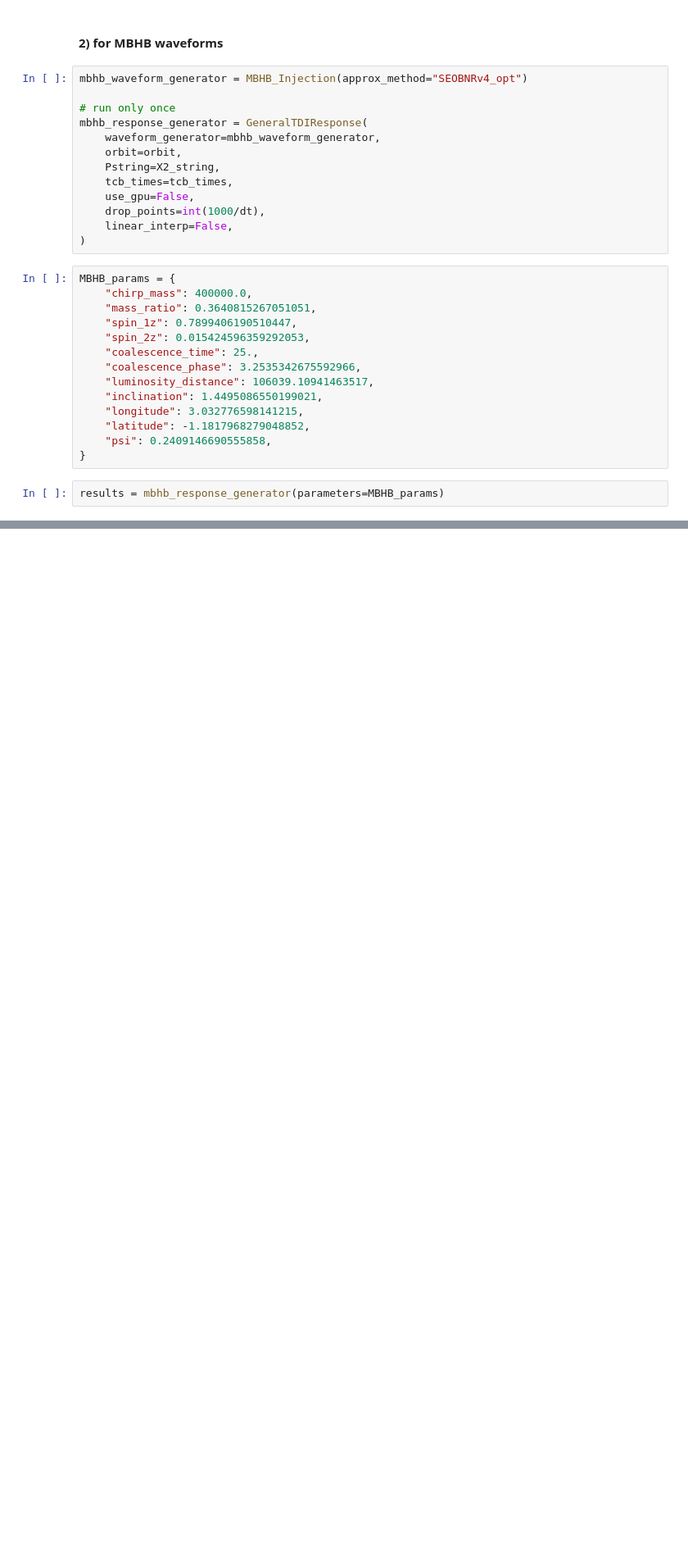
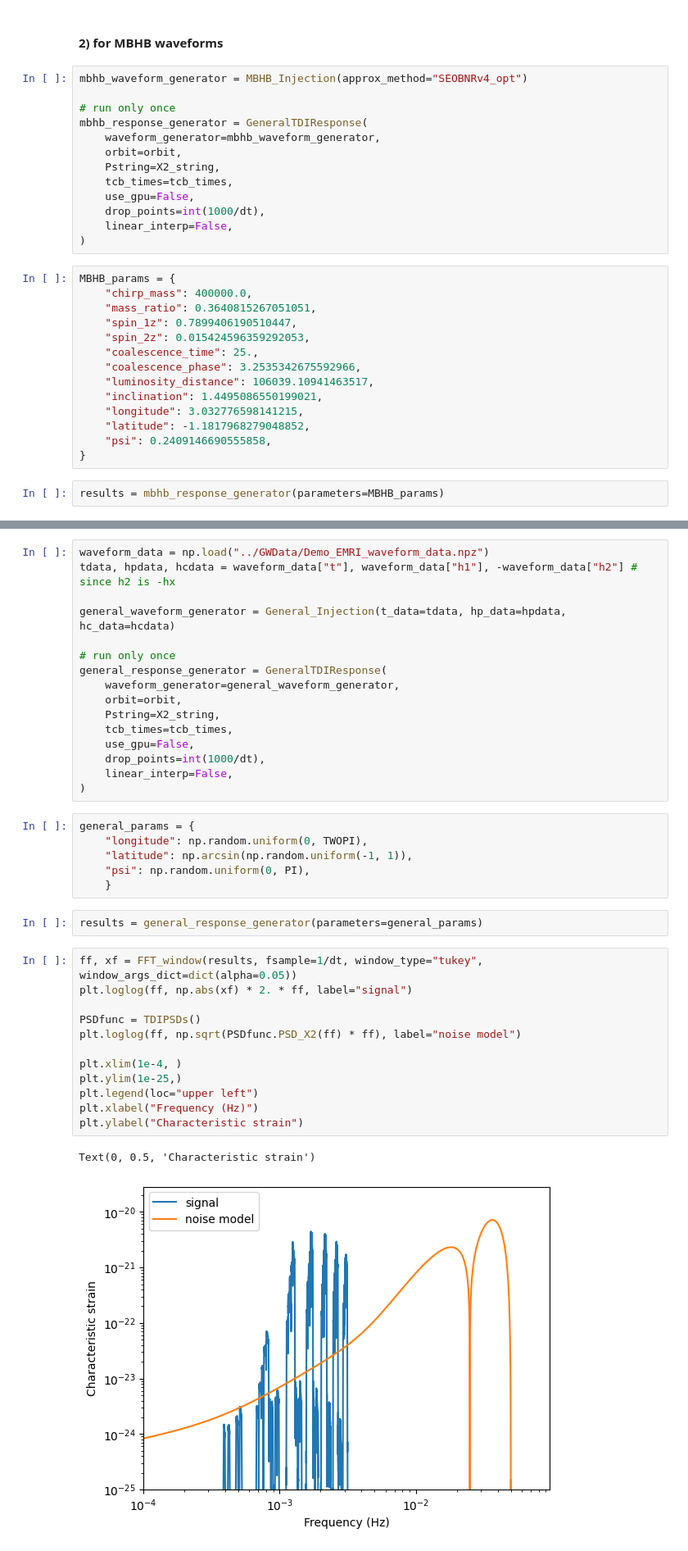
Before and after one commit to TriangleDataCenter/Triangle-Simulator, a Jupyter notebook: Tutorials/4_Demo_Simulation_for_Scientific_Data_Analysis.ipynb, the cells around one changed output, grey strips where cells are left out. Shown: that part at 82% size. Drawn from its saved outputs; the diff is of its cells as text; blank space fills up the shorter version.

```diff
--- a/Tutorials/4_Demo_Simulation_for_Scientific_Data_Analysis.ipynb
+++ b/Tutorials/4_Demo_Simulation_for_Scientific_Data_Analysis.ipynb
@@ -453,0 +470,39 @@ Text(0, 0.5, 'TDI-X2')
+# %%
+waveform_data = np.load("../GWData/Demo_EMRI_waveform_data.npz")
+tdata, hpdata, hcdata = waveform_data["t"], waveform_data["h1"], -waveform_data["h2"] # since h2 is -hx
+
+general_waveform_generator = General_Injection(t_data=tdata, hp_data=hpdata, hc_data=hcdata)
+
+# run only once
+general_response_generator = GeneralTDIResponse(
+    waveform_generator=general_waveform_generator,
+    orbit=orbit,
+    Pstring=X2_string,
+    tcb_times=tcb_times,
+    use_gpu=False,
+    drop_points=int(1000/dt),
+    linear_interp=False,
+)
+# %%
+general_params = {
+    "longitude": np.random.uniform(0, TWOPI),
+    "latitude": np.arcsin(np.random.uniform(-1, 1)),
+    "psi": np.random.uniform(0, PI),
+    }
+# %%
+results = general_response_generator(parameters=general_params)
+# %%
+ff, xf = FFT_window(results, fsample=1/dt, window_type="tukey", window_args_dict=dict(alpha=0.05))
+plt.loglog(ff, np.abs(xf) * 2. * ff, label="signal")
+
+PSDfunc = TDIPSDs()
+plt.loglog(ff, np.sqrt(PSDfunc.PSD_X2(ff) * ff), label="noise model")
+
+plt.xlim(1e-4, )
+plt.ylim(1e-25,)
+plt.legend(loc="upper left")
+plt.xlabel("Frequency (Hz)")
+plt.ylabel("Characteristic strain")
+# %% [output]
+Text(0, 0.5, 'Characteristic strain')
+[figure, added]
```
Also changed, not shown: parts of 8 cells of this notebook, 1 other file.
